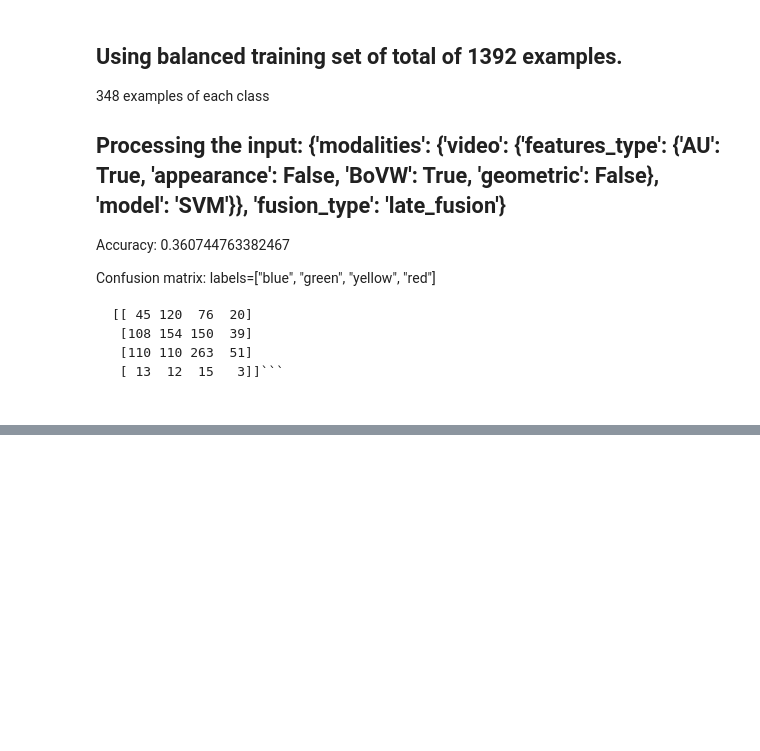
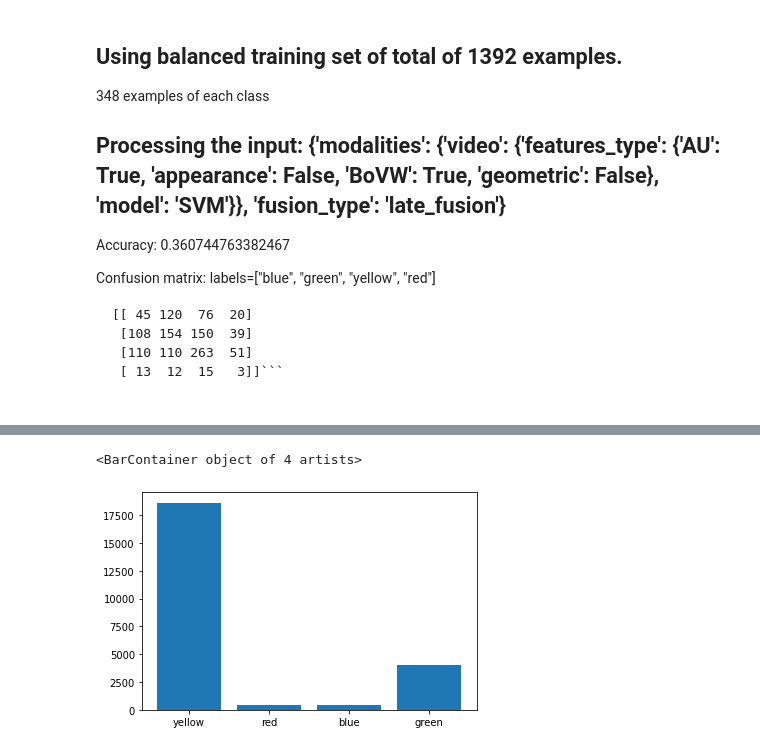
Before and after one commit to annanda/emotion_detection_for_children_with_asd, a Jupyter notebook: jupyter_notebooks/Research Journal.ipynb, the cells around one changed output, grey strips where cells are left out. Drawn from its saved outputs; the diff is of its cells as text; code cells hidden in the pictures; blank space fills up the shorter version.

```diff
--- a/jupyter_notebooks/Research Journal.ipynb
+++ b/jupyter_notebooks/Research Journal.ipynb
@@ -916,0 +932,9 @@ plt.bar(keys, values)
+# %%
+import matplotlib.pyplot as plt
+keys = train_count.keys()
+values = train_count.values()
+
+plt.bar(keys, values)
+# %% [output]
+<BarContainer object of 4 artists>
+[figure, added]
```
Also changed, not shown: parts of 8 cells of this notebook, 1 other file.
